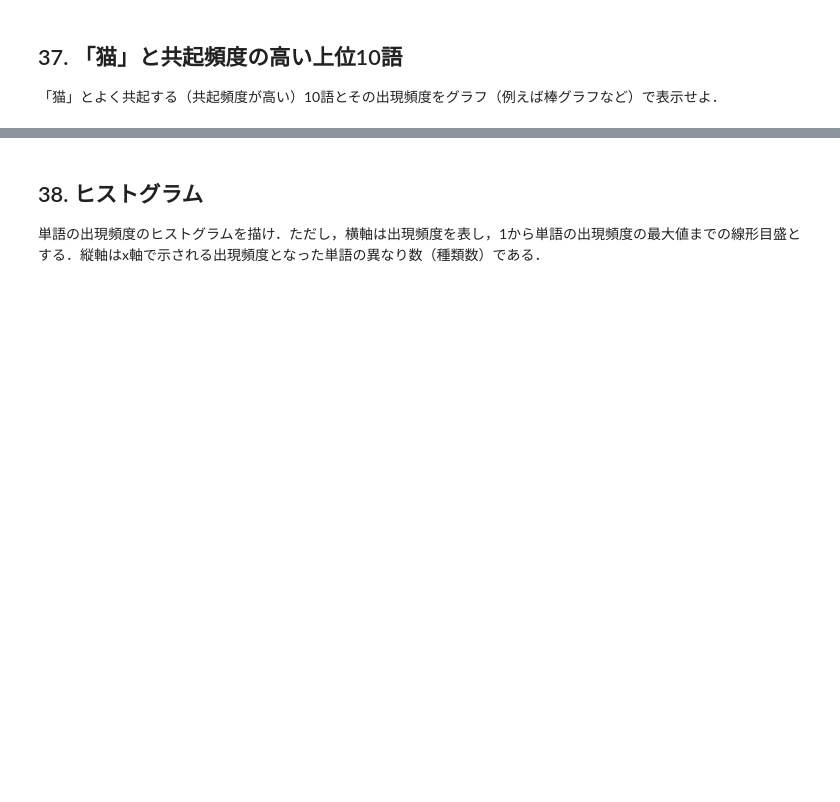
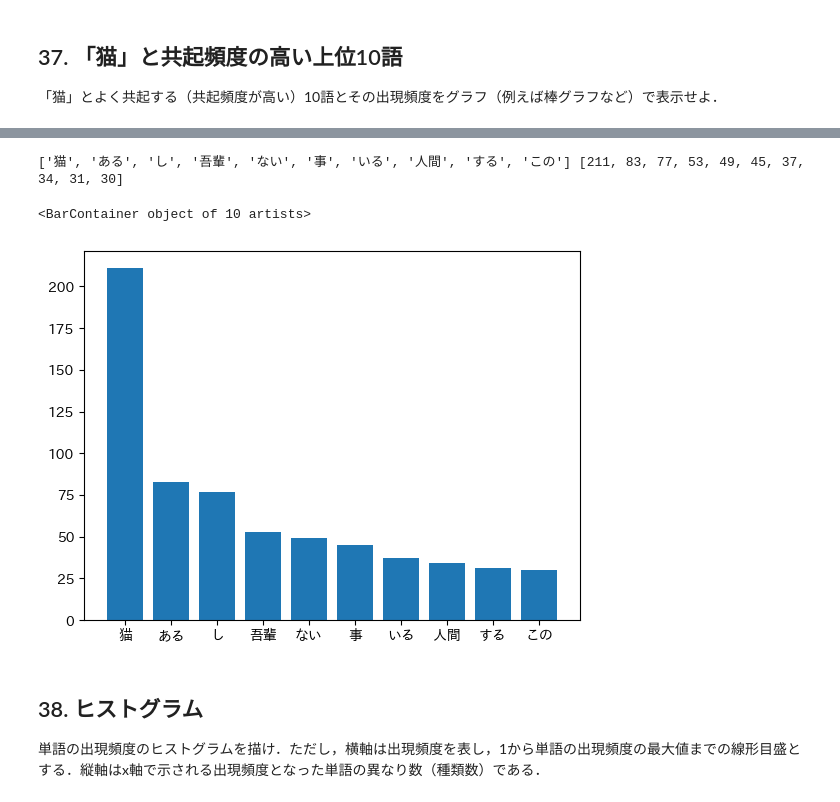
Before and after one commit to fuji029/nlp-100, a Jupyter notebook: 04/ch04.ipynb, the cells around one changed output, grey strips where cells are left out. Saved outputs shown, nothing was run; the diff lists cells and outputs as text; code cells hidden in the pictures; blank space fills up the shorter version.

```diff
--- a/04/ch04.ipynb
+++ b/04/ch04.ipynb
@@ -181,3 +197,20 @@ pprint(sorted_d[:10])
 # %% [markdown]
 ## 37. 「猫」と共起頻度の高い上位10語
 「猫」とよく共起する（共起頻度が高い）10語とその出現頻度をグラフ（例えば棒グラフなど）で表示せよ．
+# %%
+word_set = []
+for line in POS_list:
+    line = [item for item in line if item["pos"] not in ["補助記号", "助詞", "助動詞"]]
+    l = [item["surface"] for item in line]
+    if("猫" in l):
+        word_set.append(set(l))
+
+import pyfpgrowth
+patterns = pyfpgrowth.find_frequent_patterns(word_set, 30)
+sorted_patterns = sorted(patterns.items(),reverse=True,key=lambda x:x[1])
+result = []
+neko_num = sorted_patterns[0][1]
+for item in sorted_patterns:
+    if(len(item[0]) == 2 and "猫" in item[0]):
+        result.append([list(item[0]), item[1]])
+pprint(result)
@@ -184,3 +227,14 @@ pprint(sorted_d[:10])
+# %%
+x = ["猫"]
+x.extend([item[0][0] for item in result])
+y = [neko_num]
+y.extend([item[1] for item in result])
+print(x, y)
+plt.bar(x, y)
+# %% [output]
+['猫', 'ある', 'し', '吾輩', 'ない', '事', 'いる', '人間', 'する', 'この'] [211, 83, 77, 53, 49, 45, 37, 34, 31, 30]
+<BarContainer object of 10 artists>
+[figure, added]
 # %% [markdown]
 ## 38. ヒストグラム
 単語の出現頻度のヒストグラムを描け．ただし，横軸は出現頻度を表し，1から単語の出現頻度の最大値までの線形目盛とする．縦軸はx軸で示される出現頻度となった単語の異なり数（種類数）である．
```
Also changed, not shown: parts of 6 cells of this notebook.
